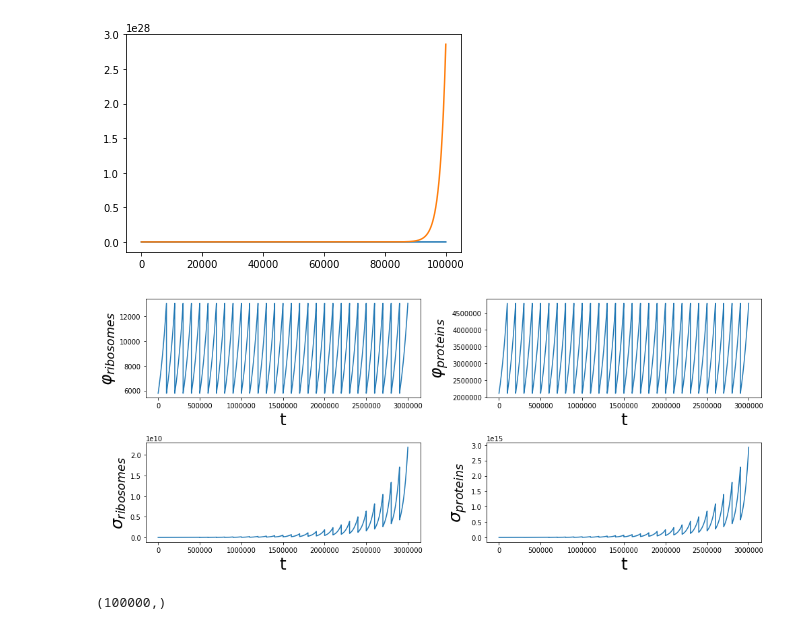
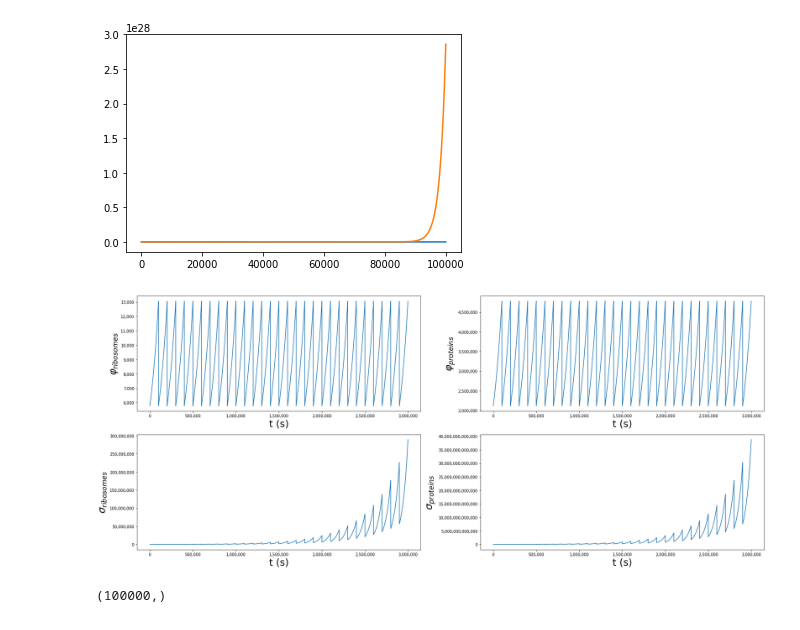
Before and after one commit to Ngort/Cellsim, a Jupyter notebook: Cellsim/MICollapse-real_scaling.ipynb, the cells around one changed output. Drawn from its saved outputs; the diff is of its cells as text; code cells hidden in the pictures.

```diff
--- a/Cellsim/MICollapse-real_scaling.ipynb
+++ b/Cellsim/MICollapse-real_scaling.ipynb
@@ -256,12 +257,17 @@ class Trajectory:
             self.mi_riboprot_div = -0.5*np.log2(1-self.rho_riboprot[self.div_time_index]**2)
 
 
-    def contour(self, fractions=20):
+    def contour(self, ax=None, fractions=10):
+
+
         index_correction = np.zeros(fractions)
         index_correction[-1] = -1
         indices = (np.linspace(0,1,fractions) * self.iterations + index_correction).astype('int')
 
-        fig, ax = plt.subplots(1, figsize=(10,10))
+        ax = ax or plt.gca()
+        ax.get_xaxis().set_major_formatter(FuncFormatter(lambda x, p: format(int(x), ',')))
+        ax.get_yaxis().set_major_formatter(FuncFormatter(lambda x, p: format(int(x), ',')))
+        #fig, ax = plt.subplots(1, figsize=(10,10))
 
         x_contour = np.linspace(np.min(self.X_t[:,0])*0.9,np.max(self.X_t[:,0])*1.1,100)
         y_contour = np.linspace(np.min(self.X_t[:,1])*0.9,np.max(self.X_t[:,1])*1.1,100)
@@ -274,10 +280,16 @@ class Trajectory:
 
         for i,z in enumerate(z_contours):
             ax.contour(x_contour, y_contour, z)
-            ax.annotate('t= {}'.format("{:.2}".format(self.get_div_time(self.volume)*indices[i]/1e6) ),self.X_t[indices[i]]*np.array([0.95,1.1]), size=8)
+            #print(self.X_t[indices[i]])
+            ax.annotate('t = {} s'.format("{:,.0f}" .format(self.get_div_time(self.volume)*indices[i]/self.iterations) ),self.X_t[indices[i]] +  np.array([-0.1,0.2]) * self.X_t[0,:] , size=15, ha='center')
+            #ax.annotate('t = {}'.format("{:.2}".format(self.get_div_time(self.volume)*indices[i]/1e6) ),self.X_t[indices[i]]*np.array([0.95,1.2]), size=15)
 
-        ax.set_xlabel('Number of ribosomes')
-        ax.set_ylabel('Number of proteins')
+        ax.set_xlabel('Number of ribosomes', size=25)
+        ax.set_ylabel('Number of proteins', size=25)
+        ax.set_xlim([np.min(self.X_t[:,0])*0.75,np.max(self.X_t[:,0])*1.1])
+        ax.set_ylim([np.min(self.X_t[:,1])*0.9,np.max(self.X_t[:,1])*1.15])
+
+        return ax
 # %%
 traj = Trajectory(volume=1e-18, division=False)
 #traj = Trajectory(volume=1e-18)
@@ -296,40 +308,46 @@ plt.plot(traj.V_t[:,0,0])
 [<matplotlib.lines.Line2D at 0x...>]
 [figure]
 # %%
-traj = Trajectory(volume=1e-18, division=True, final_time=500000, cov_scaling=1e-1)
+#traj = Trajectory(volume=1e-18, division=True, final_time=500000, cov_scaling=1e-1)
 
 
 range_end = 3000000
 
-fig, axes = plt.subplots(2,2, figsize=(14,6))
+fig, axes = plt.subplots(2,2, figsize=(24,10))
 
 
 
 axes[0,0].plot(range(range_end),traj.X_t[0:range_end,0])
 axes[0,0].set_ylabel(r'$\varphi_{ribosomes}$', size=25)
-axes[0,0].set_xlabel(r't',size=25)
+axes[0,0].set_xlabel(r't (s)',size=25)
 #axes[0,0].set_yscale('log')
 
 axes[0,1].plot(range(range_end),traj.X_t[0:range_end,1])
 axes[0,1].set_ylabel(r'$\varphi_{proteins}$', size=25)
-axes[0,1].set_xlabel(r't',size=25)
+axes[0,1].set_xlabel(r't (s)',size=25)
 #axes[0,1].set_yscale('log')
 
 axes[1,0].plot(range(range_end),traj.V_t[0:range_end,0,0])
 axes[1,0].set_ylabel(r'$\sigma_{ribosomes}$', size=25)
-axes[1,0].set_xlabel(r't',size=25)
+axes[1,0].set_xlabel(r't (s)',size=25)
 #axes[1,0].set_yscale('log')
 
 axes[1,1].plot(range(range_end),traj.V_t[0:range_end,1,1])
 axes[1,1].set_ylabel(r'$\sigma_{proteins}$', size=25)
-axes[1,1].set_xlabel(r't',size=25)
+axes[1,1].set_xlabel(r't (s)',size=25)
 #axes[1,1].set_yscale('log')
+
+
+for ax in axes.ravel():
+    ax.get_xaxis().set_major_formatter(FuncFormatter(lambda x, p: format(int(x), ',')))
+    ax.get_yaxis().set_major_formatter(FuncFormatter(lambda x, p: format(int(x), ',')))
+
 
 
 plt.tight_layout()
 plt.show()
 # %% [output]
-[figure, old version]
+[figure, new version]
 # %%
 traj.X_t[:,0].shape
 # range_end = 2000000
```
Also changed, not shown: parts of 16 cells of this notebook.
